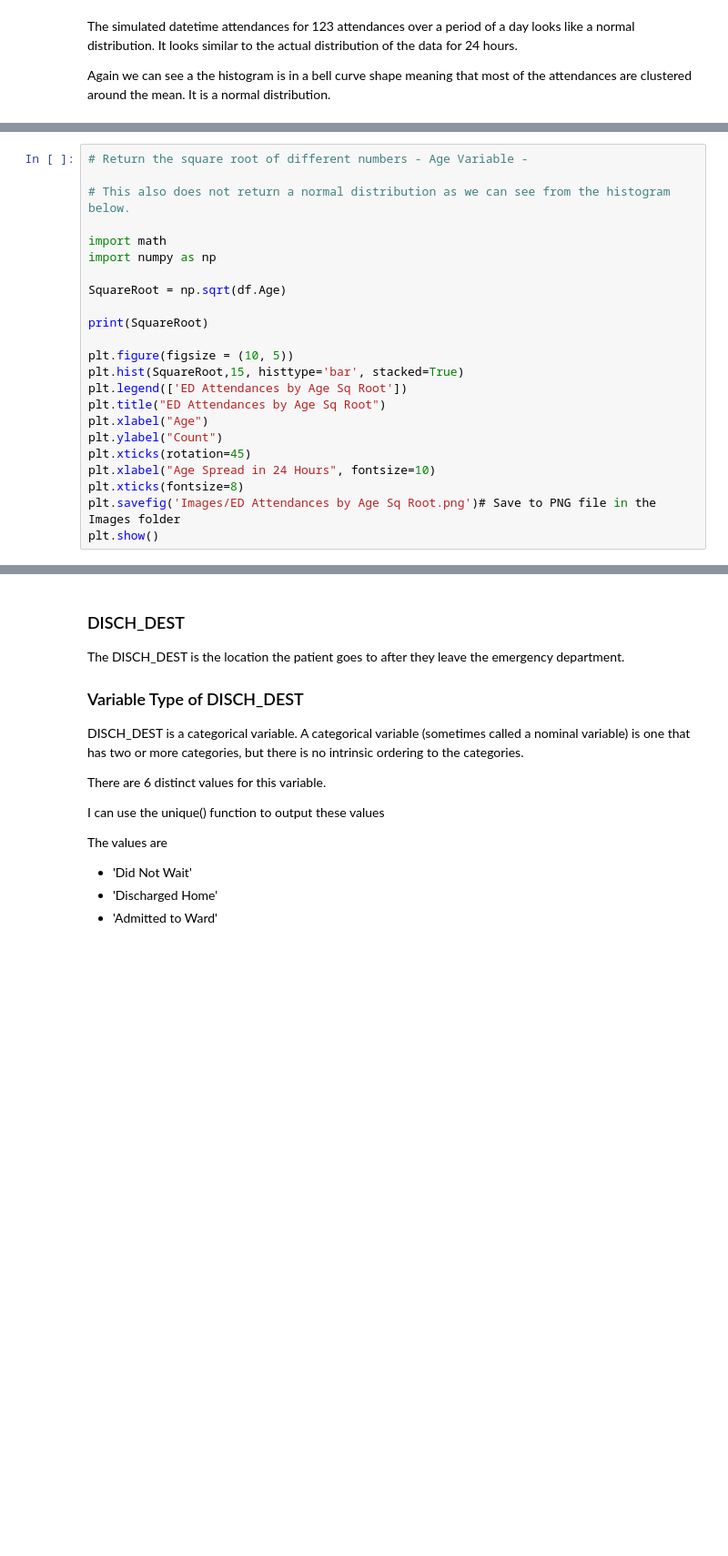
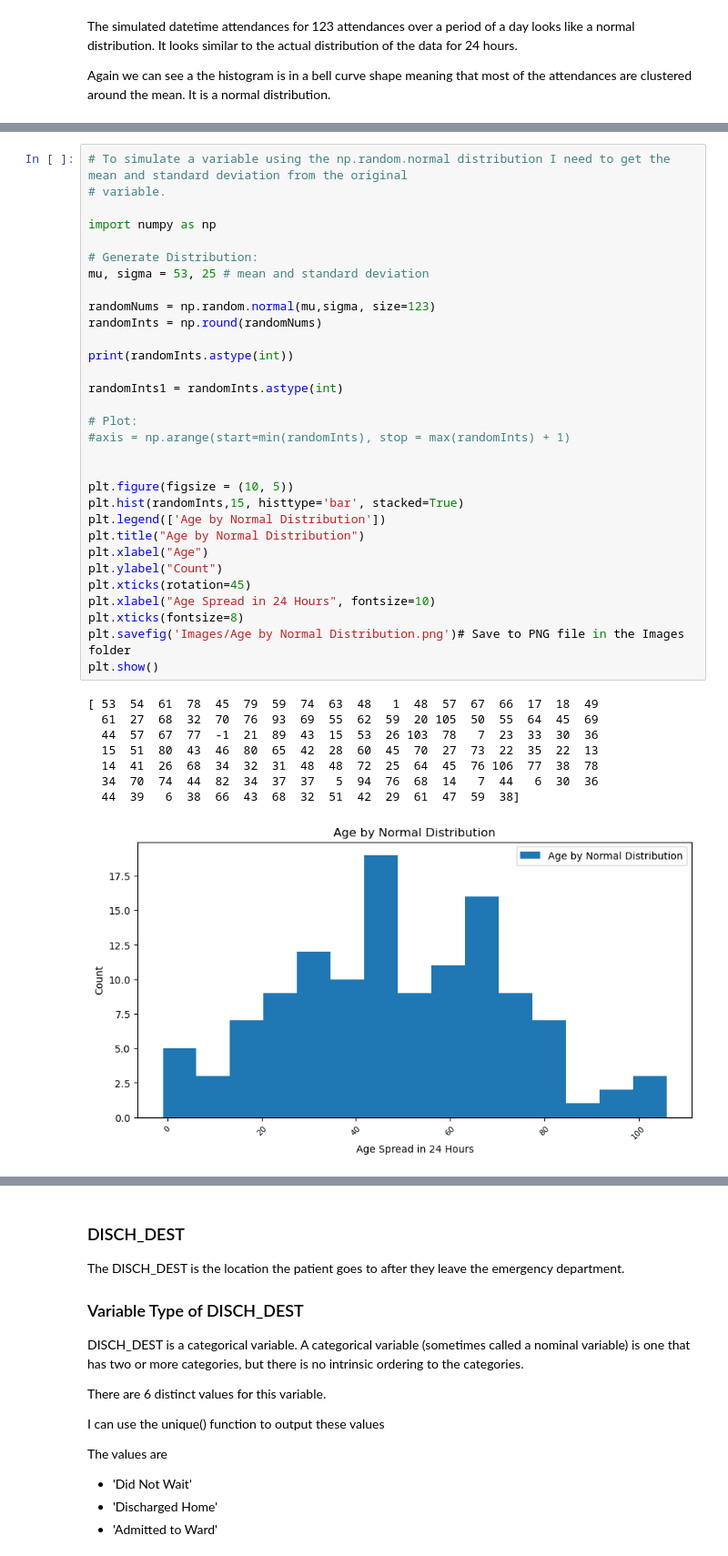
Before and after one commit to AudeAllen/PDA_Assignment, a Jupyter notebook: PDA_Assignment.ipynb, the cells around one changed output, grey strips where cells are left out. Shown at 91% size. Cells and saved outputs as stored; diff of their text form; blank space fills up the shorter version.

```diff
--- a/PDA_Assignment.ipynb
+++ b/PDA_Assignment.ipynb
@@ -320,23 +419,40 @@ From the age histogram above I can see that the distribution of age accross 24 h
 # %%
-# Return the square root of different numbers - Age Variable -
+# To simulate a variable using the np.random.normal distribution I need to get the mean and standard deviation from the original
+# variable.
 
-# This also does not return a normal distribution as we can see from the histogram below.
-
-import math
 import numpy as np
 
-SquareRoot = np.sqrt(df.Age)
+# Generate Distribution:
+mu, sigma = 53, 25 # mean and standard deviation
 
-print(SquareRoot)
+randomNums = np.random.normal(mu,sigma, size=123)
+randomInts = np.round(randomNums)
+
+print(randomInts.astype(int))
+
+randomInts1 = randomInts.astype(int)
+
+# Plot:
+#axis = np.arange(start=min(randomInts), stop = max(randomInts) + 1)
+
 
 plt.figure(figsize = (10, 5))
-plt.hist(SquareRoot,15, histtype='bar', stacked=True)
-plt.legend(['ED Attendances by Age Sq Root'])
-plt.title("ED Attendances by Age Sq Root")
+plt.hist(randomInts,15, histtype='bar', stacked=True)
+plt.legend(['Age by Normal Distribution'])
+plt.title("Age by Normal Distribution")
 plt.xlabel("Age")
 plt.ylabel("Count")
 plt.xticks(rotation=45)
 plt.xlabel("Age Spread in 24 Hours", fontsize=10)
 plt.xticks(fontsize=8)
-plt.savefig('Images/ED Attendances by Age Sq Root.png')# Save to PNG file in the Images folder
+plt.savefig('Images/Age by Normal Distribution.png')# Save to PNG file in the Images folder
 plt.show()
+# %% [output]
+[ 53  54  61  78  45  79  59  74  63  48   1  48  57  67  66  17  18  49
+  61  27  68  32  70  76  93  69  55  62  59  20 105  50  55  64  45  69
+  44  57  67  77  -1  21  89  43  15  53  26 103  78   7  23  33  30  36
+  15  51  80  43  46  80  65  42  28  60  45  70  27  73  22  35  22  13
+  14  41  26  68  34  32  31  48  48  72  25  64  45  76 106  77  38  78
+  34  70  74  44  82  34  37  37   5  94  76  68  14   7  44   6  30  36
+  44  39   6  38  66  43  68  32  51  42  29  61  47  59  38]
+[figure, added]
```
Also changed, not shown: parts of 38 cells of this notebook, 11 other files.
